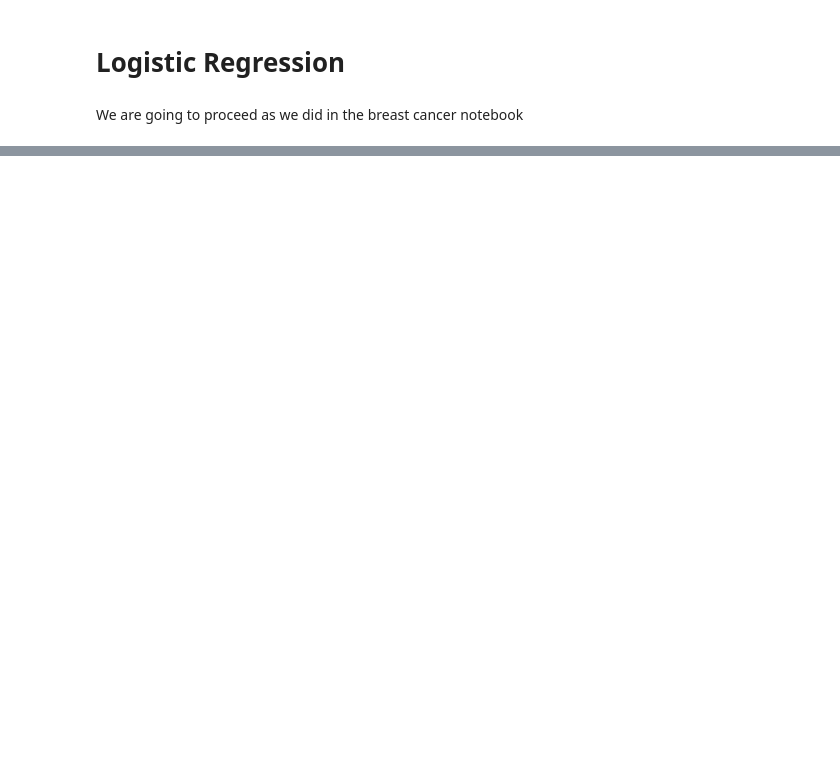
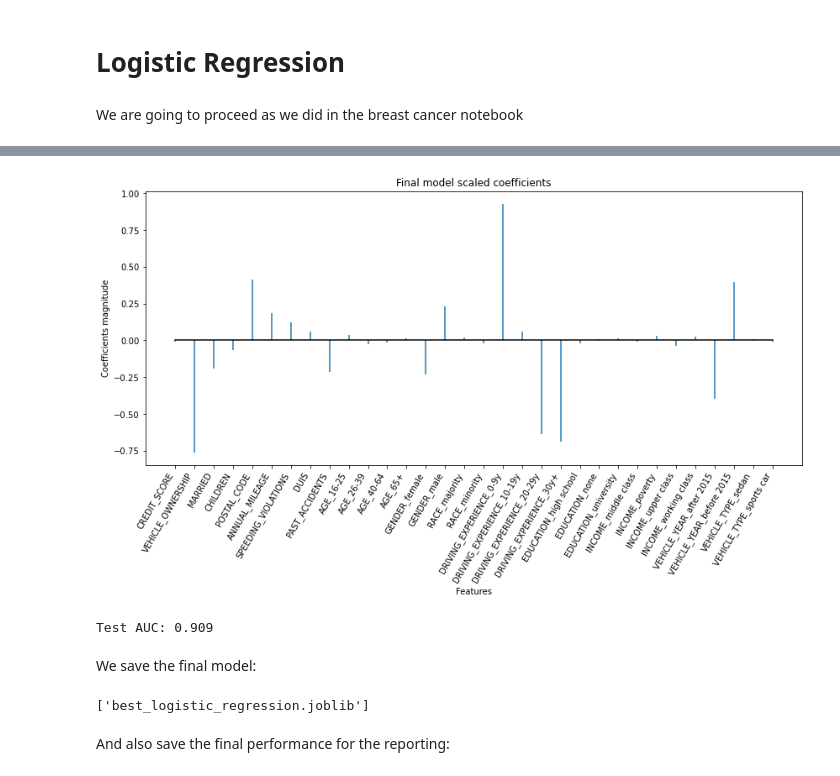
Before and after one commit to mgp165/TFG, a Jupyter notebook: notebooks/models/car_insurances/logistic_regression.ipynb, the cells around one changed output, grey strips where cells are left out. Cells and saved outputs as stored; diff of their text form; code cells hidden in the pictures; blank space fills up the shorter version.

```diff
--- a/notebooks/models/car_insurances/logistic_regression.ipynb
+++ b/notebooks/models/car_insurances/logistic_regression.ipynb
@@ -49,0 +75,33 @@ dump(lr, 'logistic_regression_best.joblib')
+# %%
+y_retrain = retrain.OUTCOME
+X_retrain = retrain.drop(columns=['OUTCOME'])
+# %%
+scaler_retrain = StandardScaler().fit(X_retrain, y_retrain)
+# %%
+X_retrain_scaled = scaler_retrain.transform(X_retrain)
+X_test_scaled = scaler_retrain.transform(X_test)
+# %%
+model = LogisticRegression().fit(X_retrain_scaled, y_retrain)
+# %%
+fig, ax = plt.subplots(figsize=(14, 6))
+ax.stem(X_retrain.columns, model.coef_.ravel(), markerfmt=' ', basefmt='k-')
+plt.xticks(rotation=60, ha='right')
+ax.set_xlabel('Features')
+ax.set_ylabel('Coefficients magnitude')
+ax.set_title('Final model scaled coefficients');
+# %% [output]
+[figure, added]
+# %%
+test_pred = model.predict_proba(X_test_scaled)[:, 1]
+auc = roc_auc_score(y_test, test_pred)
+print('Test AUC:', round(auc, 4))
+# %% [output]
+Test AUC: 0.909
+# %% [markdown]
+We save the final model:
+# %%
+dump(model, 'best_logistic_regression.joblib')
+# %% [output]
+['best_logistic_regression.joblib']
+# %% [markdown]
+And also save the final performance for the reporting:
```
Also changed, not shown: parts of 20 cells of this notebook, 1 other file.
